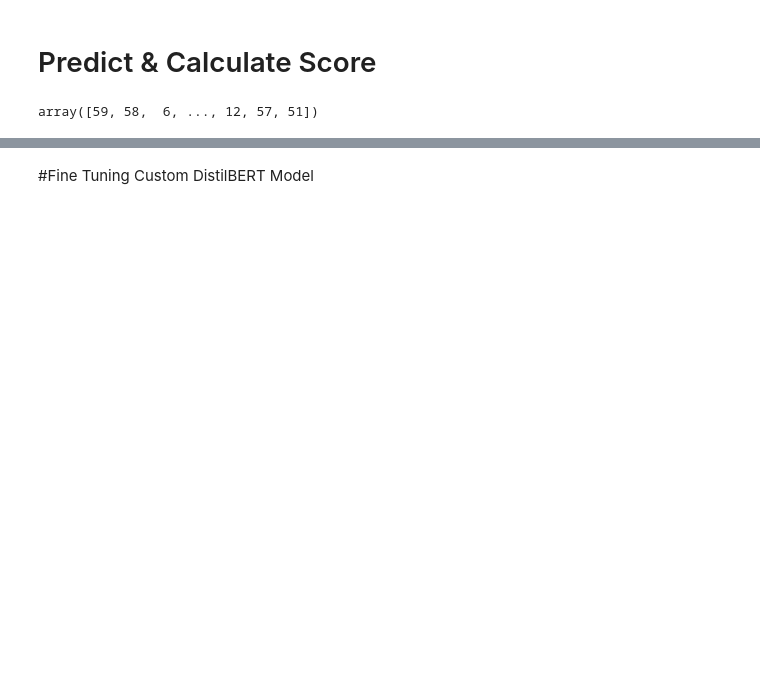
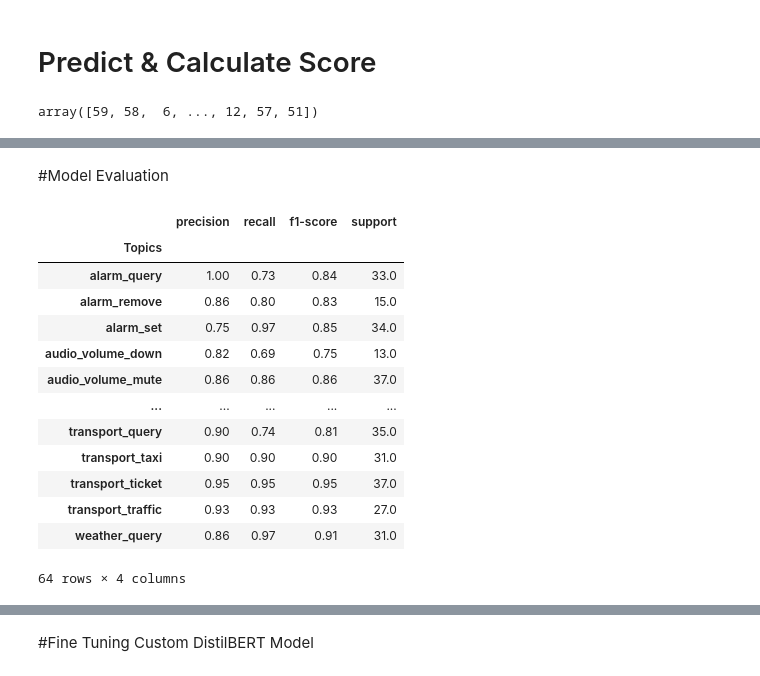
Before and after one commit to mohansameer1983/NLP, a Jupyter notebook: MMAI_891_Wysdom_Assignment.ipynb, the cells around one changed output, grey strips where cells are left out. Saved outputs shown, nothing was run; the diff lists cells and outputs as text; code cells hidden in the pictures; blank space fills up the shorter version.

```diff
--- a/MMAI_891_Wysdom_Assignment.ipynb
+++ b/MMAI_891_Wysdom_Assignment.ipynb
@@ -386,0 +391,37 @@ ami_val: 0.8256530220334212
+# %% [markdown]
+#Model Evaluation
+# %%
+from sklearn.metrics import confusion_matrix, classification_report
+
+def run_classification_report(test_y, pred_labels):
+  report = classification_report(test_y, pred_labels, output_dict=True)
+
+  df = pd.DataFrame(report)
+
+  df.drop(columns=['accuracy', 'macro avg','weighted avg'], inplace=True)
+  df = df.transpose()
+  ser = pd.Series(label_dict)
+
+  df = df.assign(Topics=ser.values)
+  df.set_index('Topics', inplace=True)
+  df=df.round(decimals = 2)
+  return df
+
+
+df= run_classification_report(val_y, predicted_labels)
+df
+# %% [output]
+|  | precision | recall | f1-score | support |
+| Topics |  |  |  |  |
+| alarm_query | 1.00 | 0.73 | 0.84 | 33.0 |
+| alarm_remove | 0.86 | 0.80 | 0.83 | 15.0 |
+| alarm_set | 0.75 | 0.97 | 0.85 | 34.0 |
+| audio_volume_down | 0.82 | 0.69 | 0.75 | 13.0 |
+| audio_volume_mute | 0.86 | 0.86 | 0.86 | 37.0 |
+| ... | ... | ... | ... | ... |
+| transport_query | 0.90 | 0.74 | 0.81 | 35.0 |
+| transport_taxi | 0.90 | 0.90 | 0.90 | 31.0 |
+| transport_ticket | 0.95 | 0.95 | 0.95 | 37.0 |
+| transport_traffic | 0.93 | 0.93 | 0.93 | 27.0 |
+| weather_query | 0.86 | 0.97 | 0.91 | 31.0 |
+64 rows × 4 columns
```
Also changed, not shown: parts of 11 cells of this notebook.
